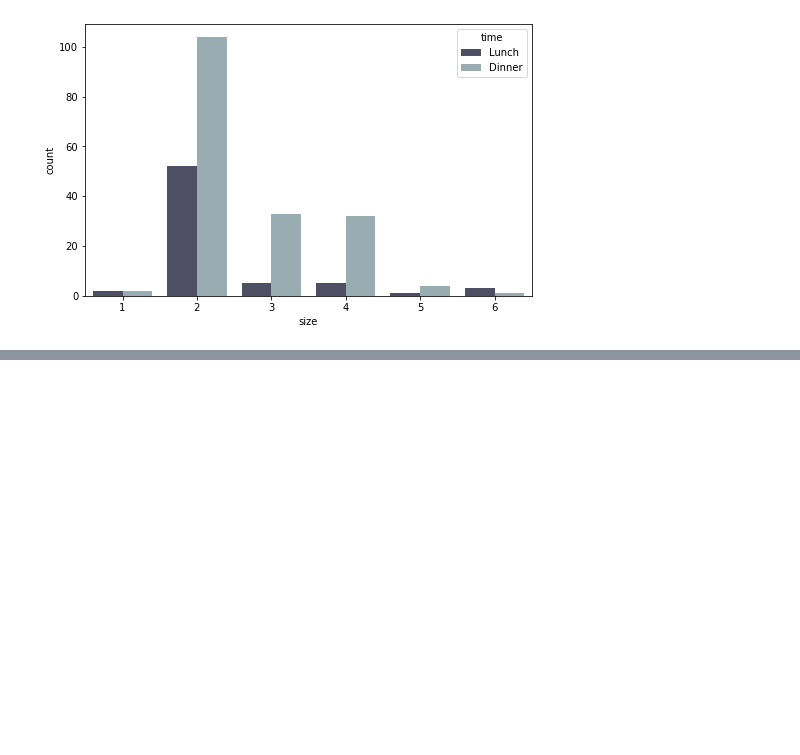
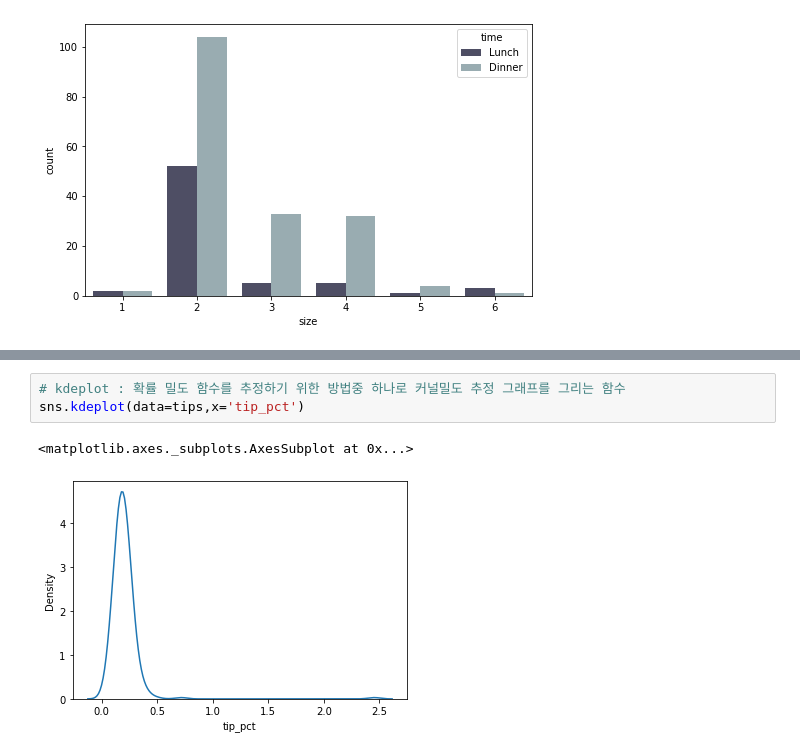
Before and after one commit to bnv20/kdt9, a Jupyter notebook: m2_분석라이브러리/visualization/시각화1_guide.ipynb, the cells around one changed output, grey strips where cells are left out. Drawn from its saved outputs; the diff is of its cells as text; blank space fills up the shorter version.

```diff
--- a/m2_분석라이브러리/visualization/시각화1_guide.ipynb
+++ b/m2_분석라이브러리/visualization/시각화1_guide.ipynb
@@ -1141,0 +1157,6 @@ sns.countplot(x='size', hue='time', data=tips, palette='bone')
+# %%
+# kdeplot : 확률 밀도 함수를 추정하기 위한 방법중 하나로 커널밀도 추정 그래프를 그리는 함수
+sns.kdeplot(data=tips,x='tip_pct')
+# %% [output]
+<matplotlib.axes._subplots.AxesSubplot at 0x...>
+[figure, added]
```
Also changed, not shown: parts of 18 cells of this notebook.
